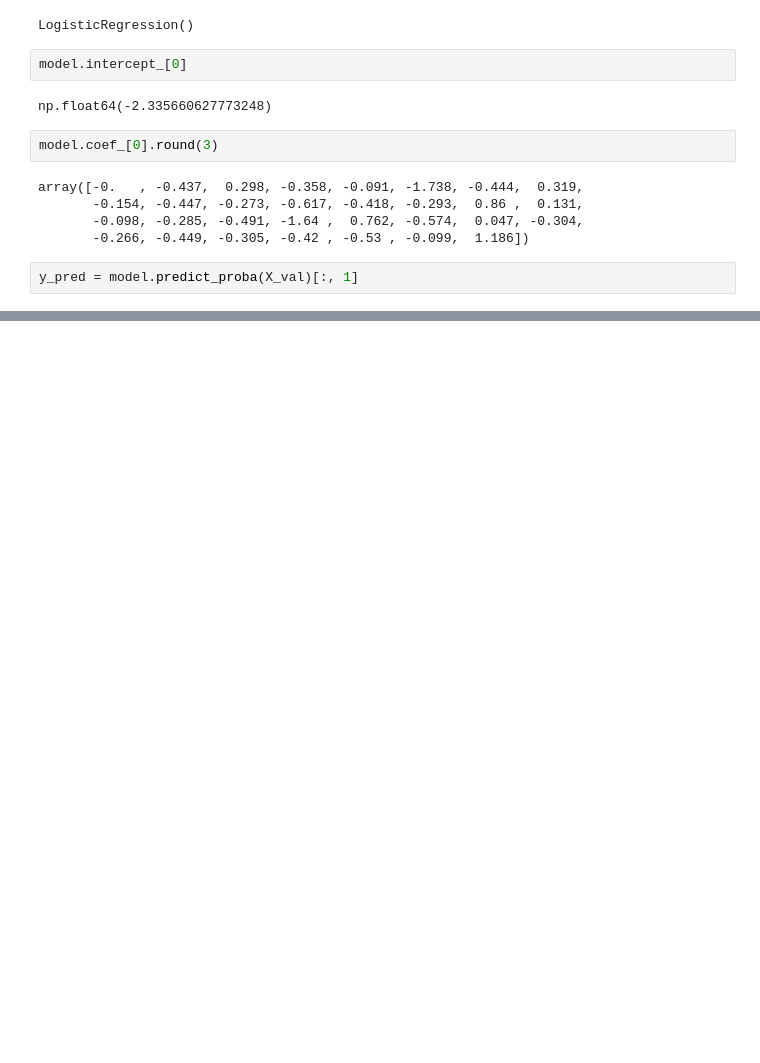
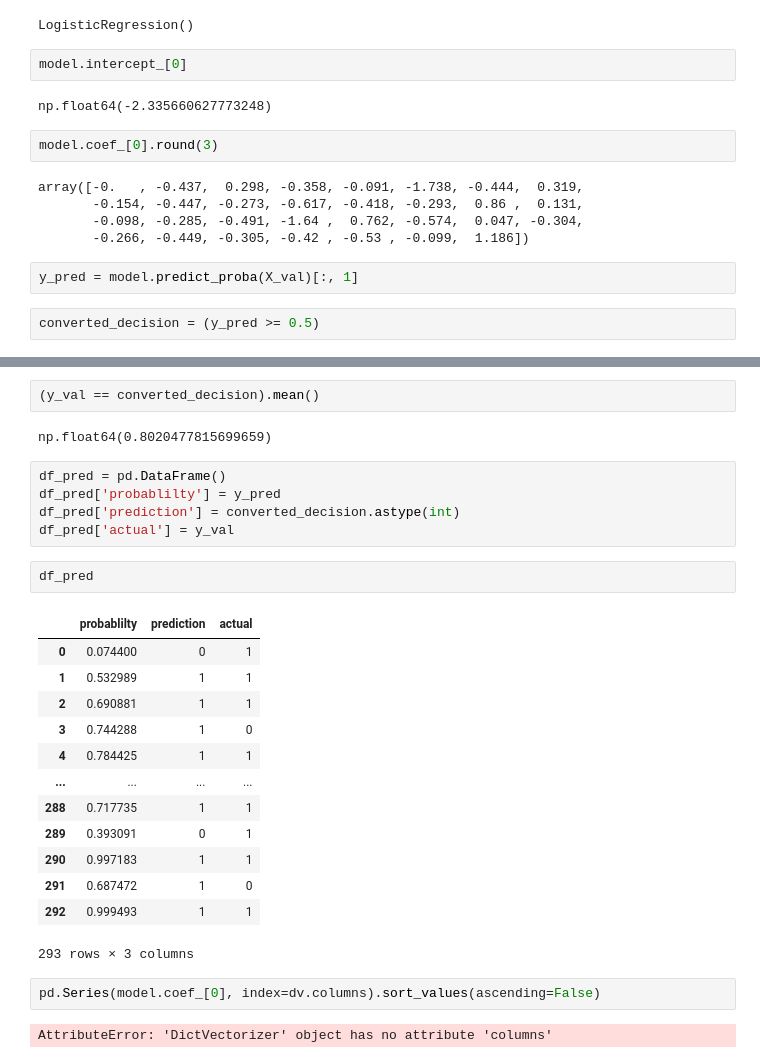
Before and after one commit to TRANDY-116/machine-learning-zoomcamp, a Jupyter notebook: week-03/Homework 3.ipynb, the cells around one changed output, grey strips where cells are left out. Cells and saved outputs as stored; diff of their text form; blank space fills up the shorter version.

```diff
--- a/week-03/Homework 3.ipynb
+++ b/week-03/Homework 3.ipynb
@@ -267,3 +267,5 @@ array([-0.   , -0.437,  0.298, -0.358, -0.091, -1.738, -0.444,  0.319,
        -0.266, -0.449, -0.305, -0.42 , -0.53 , -0.099,  1.186])
 # %%
 y_pred = model.predict_proba(X_val)[:, 1]
+# %%
+converted_decision = (y_pred >= 0.5)
@@ -269,0 +313,29 @@ y_pred = model.predict_proba(X_val)[:, 1]
+# %%
+(y_val == converted_decision).mean()
+# %% [output]
+np.float64(0.8020477815699659)
+# %%
+df_pred = pd.DataFrame()
+df_pred['probablilty'] = y_pred
+df_pred['prediction'] = converted_decision.astype(int)
+df_pred['actual'] = y_val
+# %%
+df_pred
+# %% [output]
+|  | probablilty | prediction | actual |
+| 0 | 0.074400 | 0 | 1 |
+| 1 | 0.532989 | 1 | 1 |
+| 2 | 0.690881 | 1 | 1 |
+| 3 | 0.744288 | 1 | 0 |
+| 4 | 0.784425 | 1 | 1 |
+| ... | ... | ... | ... |
+| 288 | 0.717735 | 1 | 1 |
+| 289 | 0.393091 | 0 | 1 |
+| 290 | 0.997183 | 1 | 1 |
+| 291 | 0.687472 | 1 | 0 |
+| 292 | 0.999493 | 1 | 1 |
+293 rows × 3 columns
+# %%
+pd.Series(model.coef_[0], index=dv.columns).sort_values(ascending=False)
+# %% [output]
+AttributeError: 'DictVectorizer' object has no attribute 'columns'
```
Also changed, not shown: parts of 5 cells of this notebook.
